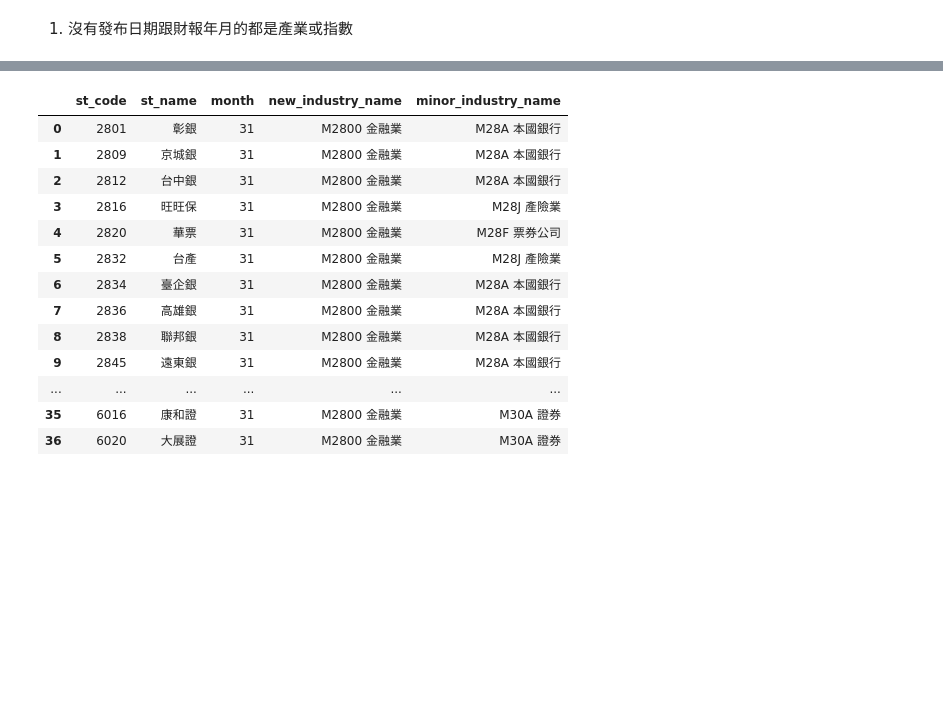
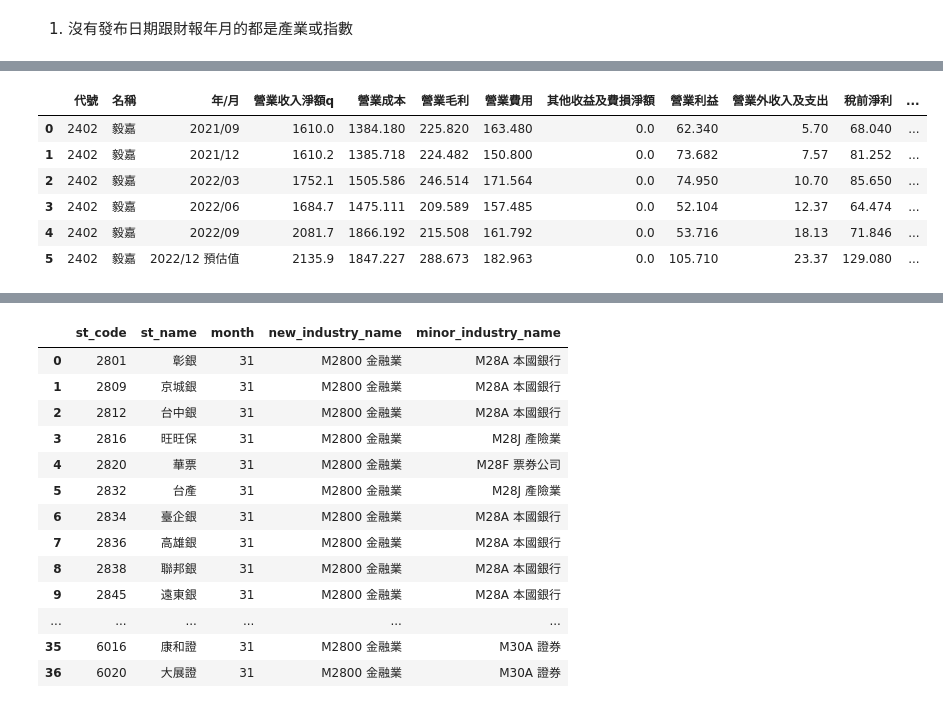
Before and after one commit to Cyu41/Revenue, a Jupyter notebook: Untitled.ipynb, the cells around one changed output, grey strips where cells are left out. Cells and saved outputs as stored; diff of their text form; code cells hidden in the pictures; blank space fills up the shorter version.

```diff
--- a/Untitled.ipynb
+++ b/Untitled.ipynb
@@ -355,8 +286,0 @@ FROM tej_revenue
-# %%
-db = db.rename({'代號':'st_code', '名稱':'st_name', '年/月':'rev_period'}, axis=1)
-db = db.sort_values(['st_code', 'rev_period'])
-db['營業收入淨額q'] = np.where(db.rev_period.str[5:7].isin(['03', '06', '09', '12']),
-                         round(db.rev.rolling(3).sum()/1000, 1), 'None')
-db = db.rename({'st_code':'代號', 'st_name':'名稱', 'rev_period':'年/月'}, axis=1)
-db_for = db[db['營業收入淨額q'] != 'None'].loc[:, ['代號', '名稱', '年/月', '營業收入淨額q']]
-db_for
@@ -446,0 +478,12 @@ def forecast(result):
+# %%
+weighted_forecast_estimation(forecast_data, forecast_df).tail(10).transpose()
+# forecast_income_statement(weighted_forecast_estimation(forecast_data, forecast_df))
+forecast_table#.to_dict('records')
+# %% [output]
+|  | 代號 | 名稱 | 年/月 | 營業收入淨額q | 營業成本 | 營業毛利 | 營業費用 | 其他收益及費損淨額 | 營業利益 | 營業外收入及支出 | 稅前淨利 | ... |
+| 0 | 2402 | 毅嘉 | 2021/09 | 1610.0 | 1384.180 | 225.820 | 163.480 | 0.0 | 62.340 | 5.70 | 68.040 | ... |
+| 1 | 2402 | 毅嘉 | 2021/12 | 1610.2 | 1385.718 | 224.482 | 150.800 | 0.0 | 73.682 | 7.57 | 81.252 | ... |
+| 2 | 2402 | 毅嘉 | 2022/03 | 1752.1 | 1505.586 | 246.514 | 171.564 | 0.0 | 74.950 | 10.70 | 85.650 | ... |
+| 3 | 2402 | 毅嘉 | 2022/06 | 1684.7 | 1475.111 | 209.589 | 157.485 | 0.0 | 52.104 | 12.37 | 64.474 | ... |
+| 4 | 2402 | 毅嘉 | 2022/09 | 2081.7 | 1866.192 | 215.508 | 161.792 | 0.0 | 53.716 | 18.13 | 71.846 | ... |
+| 5 | 2402 | 毅嘉 | 2022/12 預估值 | 2135.9 | 1847.227 | 288.673 | 182.963 | 0.0 | 105.710 | 23.37 | 129.080 | ... |
```
Also changed, not shown: parts of 21 cells of this notebook.
